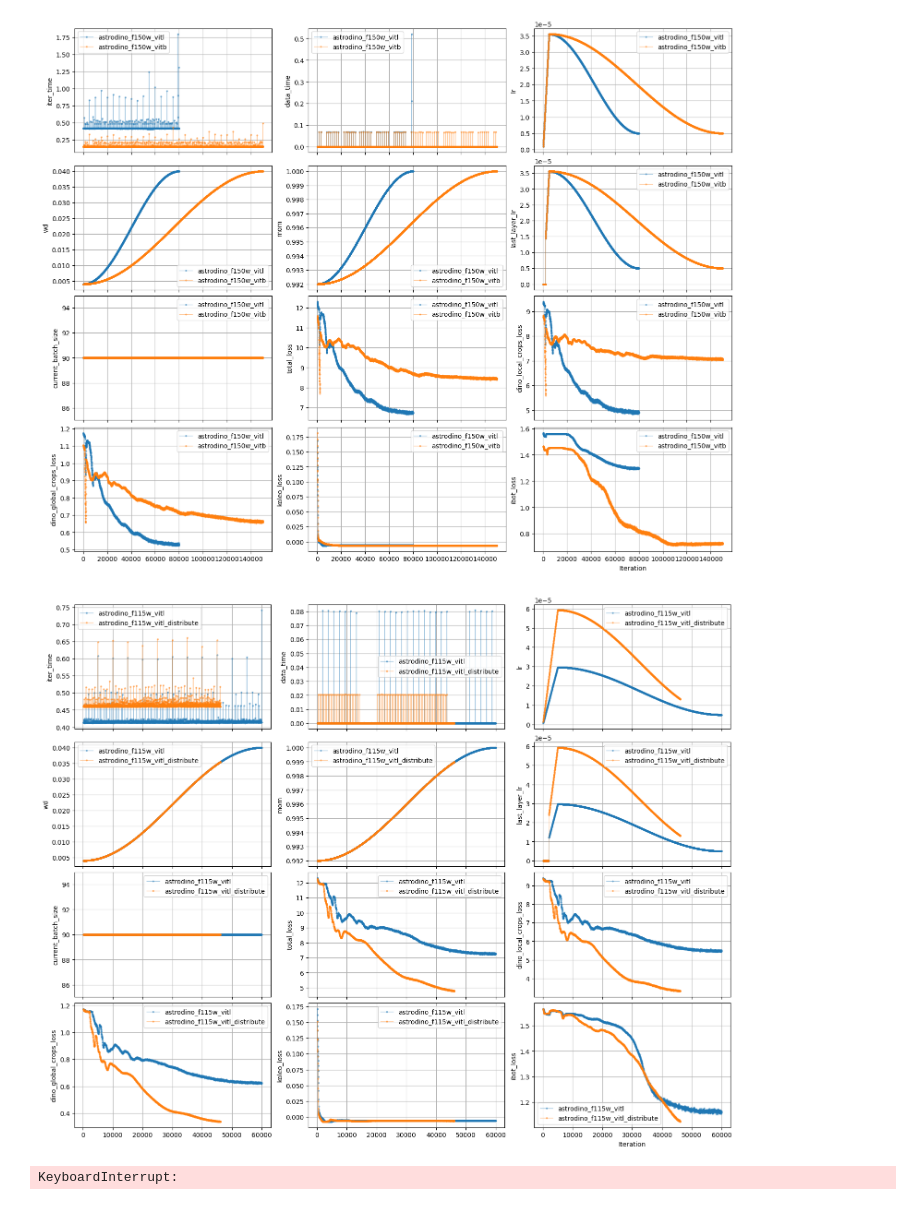
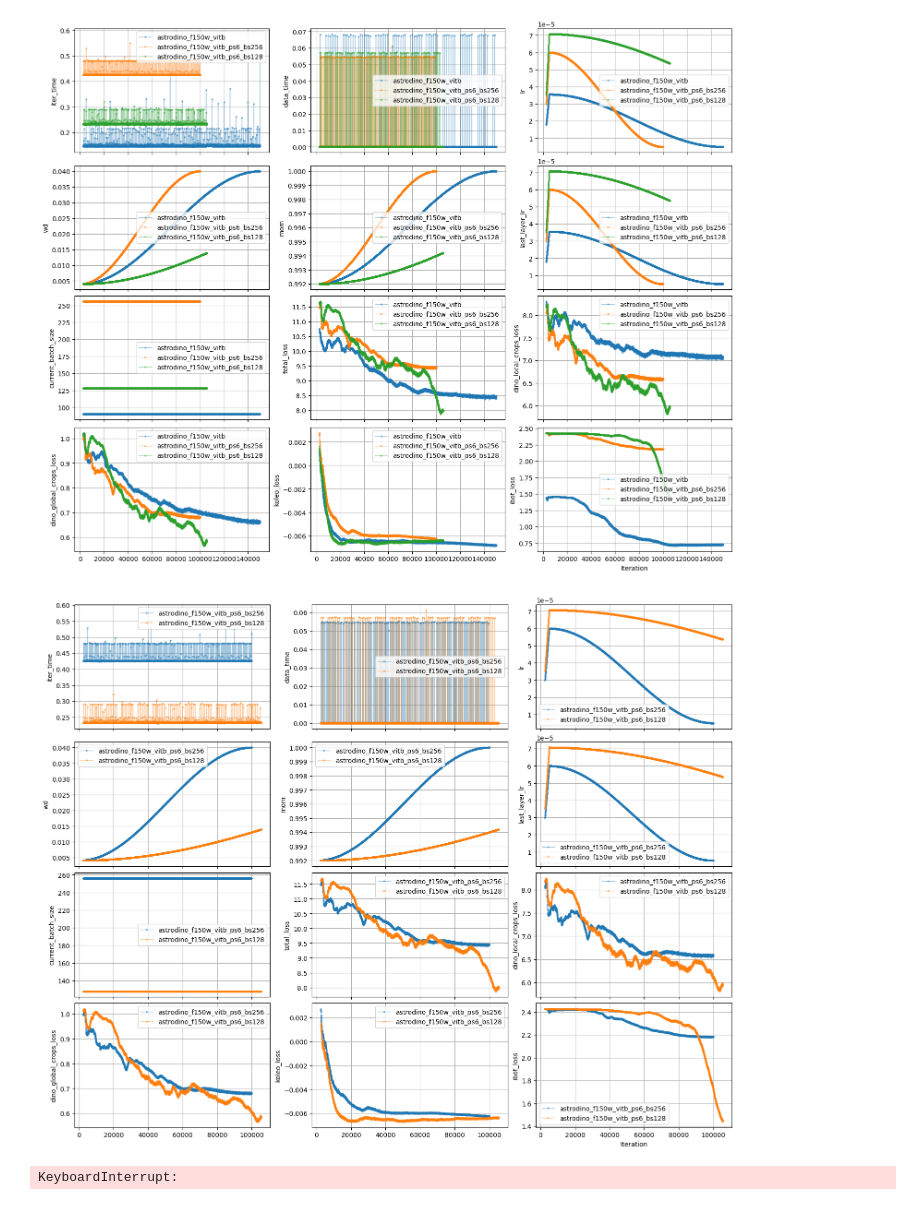
Before and after one commit to 2003cy/ssl_outthere, a Jupyter notebook: encoder_image/astrodino/model/check_train_metric.ipynb, the cells around one changed output. Drawn from its saved outputs; the diff is of its cells as text; code cells hidden in the pictures.

Commit message:
update image encoder

```diff
--- a/encoder_image/astrodino/model/check_train_metric.ipynb
+++ b/encoder_image/astrodino/model/check_train_metric.ipynb
@@ -23,7 +23,7 @@ def plot_train_metric_from_files(data_path_lis):
 
     #print(data_lis[0].keys())
 
-    plot_start = 5  # skip the first point which is usually very high loss
+    plot_start = 100  # skip the first point which is usually very high loss
     plot_end = -1
     end_slice = plot_end if plot_end != -1 else None
 
@@ -76,17 +76,16 @@ def plot_train_metric_from_files(data_path_lis):
     plt.show()
 # %%
 data_list =[
-            '/u/yacheng/projects/ssl_outthere/encoder_image/astrodino/model/astrodino_f150w_vitl/training_metrics.json',
             '/u/yacheng/projects/ssl_outthere/encoder_image/astrodino/model/astrodino_f150w_vitb/training_metrics.json',
-            #'/u/yacheng/projects/ssl_outthere/encoder_image/astrodino/model/astrodino_f150w_vits_dev/training_metrics.json'
+            '/u/yacheng/projects/ssl_outthere/encoder_image/astrodino/model/astrodino_f150w_vitb_ps6_bs256/training_metrics.json',
+            '/u/yacheng/projects/ssl_outthere/encoder_image/astrodino/model/astrodino_f150w_vitb_ps6_bs128/training_metrics.json'
 ]
 plot_train_metric_from_files(data_list)
 # %% [output]
-[figure, old version]
+[figure, new version]
 # %%
 from tqdm.auto import tqdm
-data_list = [ "/ptmp/yacheng/outthere_ssl/AstroCLIP/outputs/astroclip_image/astrodino_f115w_vitl/training_metrics.json",
-            "/ptmp/yacheng/outthere_ssl/AstroCLIP/outputs/astroclip_image/astrodino_f115w_vitl_distribute/training_metrics.json",]
+
 plot_time = (4 * 3600)
 plot_step = (2)
 for plot in tqdm(range(int(plot_time/plot_step))):
@@ -95,5 +94,5 @@ for plot in tqdm(range(int(plot_time/plot_step))):
     plot_train_metric_from_files(data_list)
     time.sleep(plot_step)
 # %% [output]
-[figure, old version]
+[figure, new version]
 KeyboardInterrupt:
```
Also changed, not shown: parts of 2 cells of this notebook, 6 other files.
